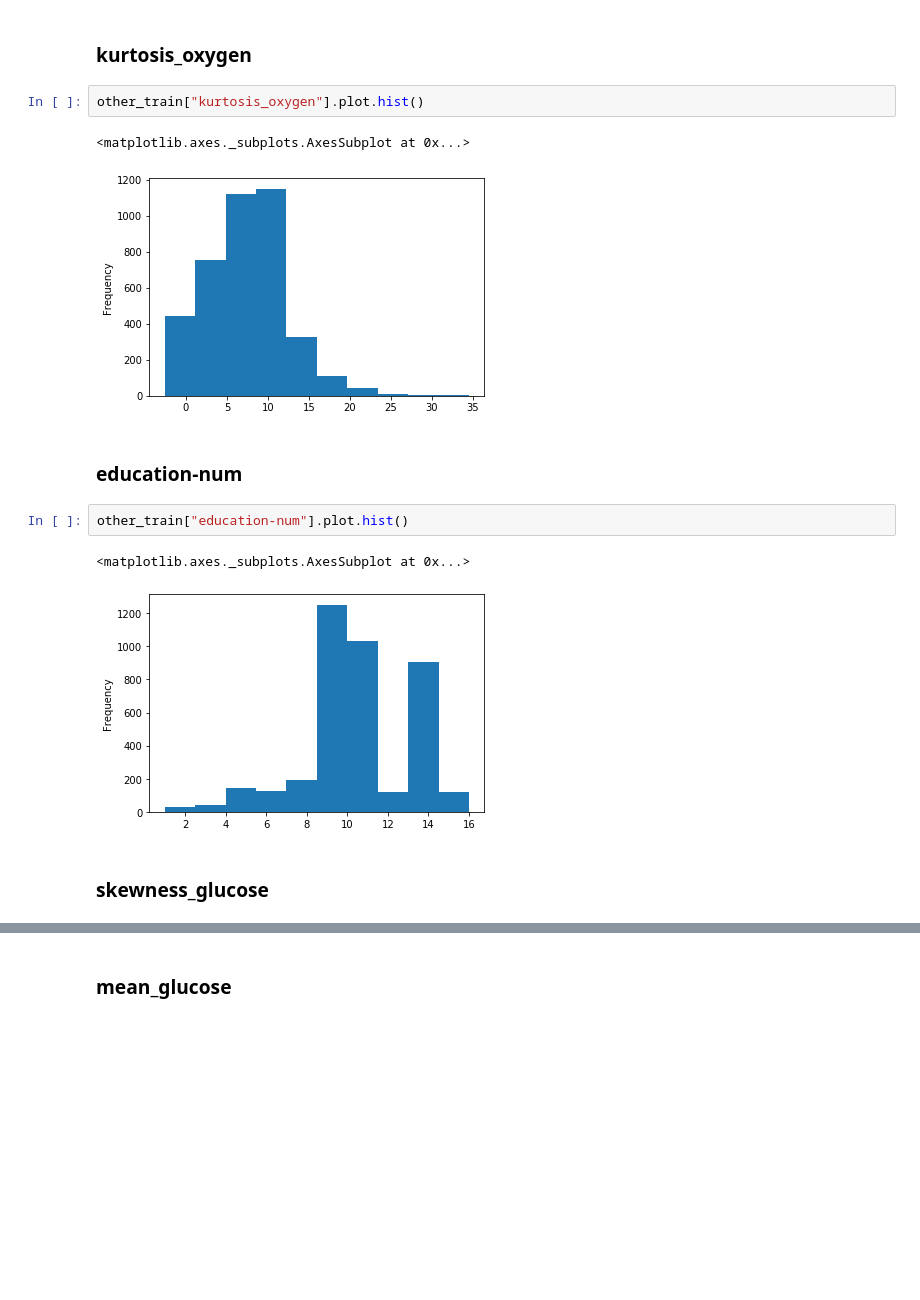
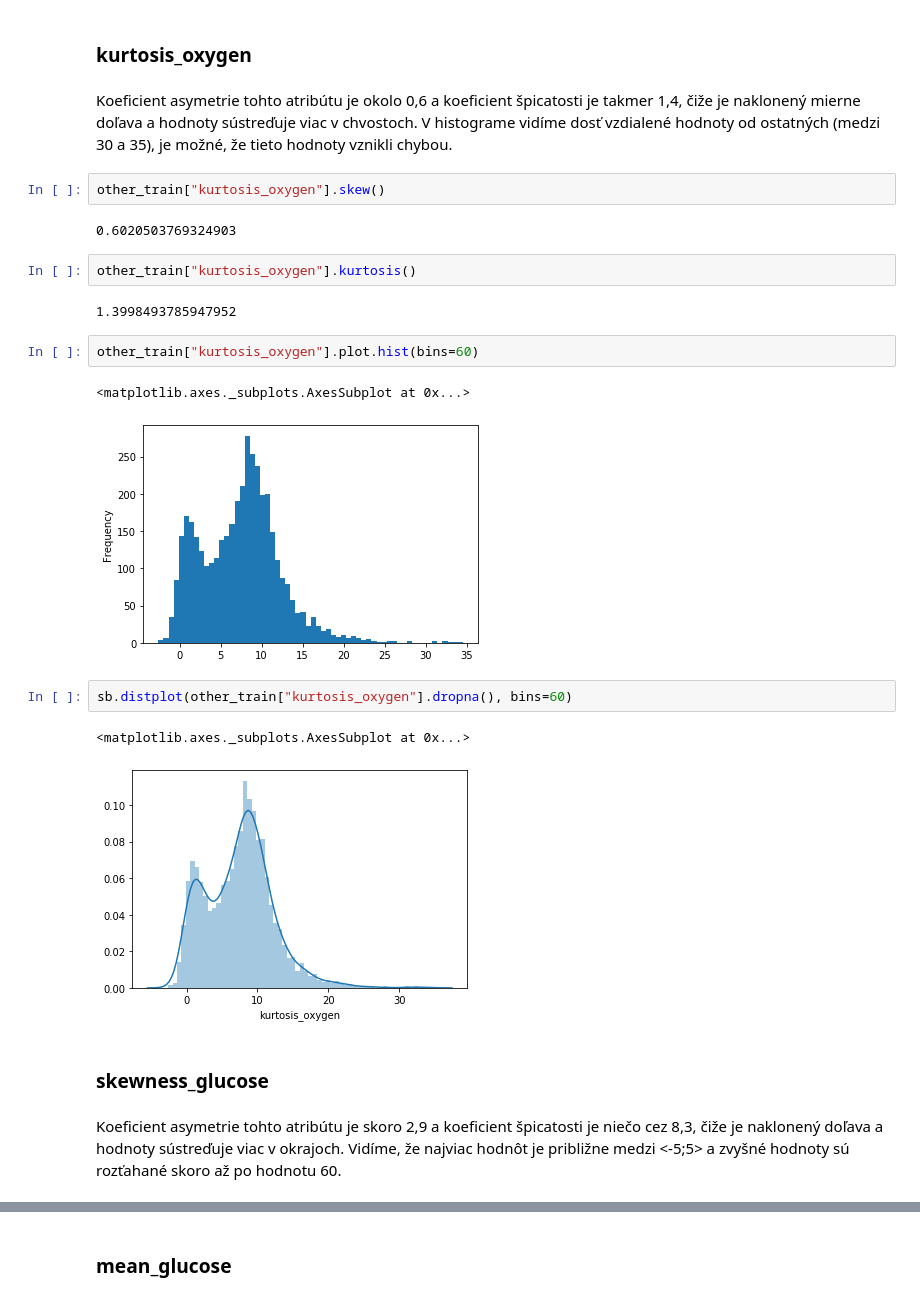
Before and after one commit to xheban/IAU-projekt, a Jupyter notebook: Projekt.ipynb, the cells around one changed output, grey strips where cells are left out. Cells and saved outputs as stored; diff of their text form; blank space fills up the shorter version.

```diff
--- a/Projekt.ipynb
+++ b/Projekt.ipynb
@@ -375,17 +366,27 @@ other_train.describe(include = np.number)
 Základná deskriptívna štatistika pre numerické atribúty.
 # %% [markdown]
 ### kurtosis_oxygen
+# %% [markdown]
+Koeficient asymetrie tohto atribútu je okolo 0,6 a koeficient špicatosti je takmer 1,4, čiže je naklonený mierne doľava a hodnoty sústreďuje viac v chvostoch. V histograme vidíme dosť vzdialené hodnoty od ostatných (medzi 30 a 35), je možné, že tieto hodnoty vznikli chybou.
+# %%
+other_train["kurtosis_oxygen"].skew()
+# %% [output]
+0.6020503769324903
+# %%
+other_train["kurtosis_oxygen"].kurtosis()
+# %% [output]
+1.3998493785947952
 # %%
-other_train["kurtosis_oxygen"].plot.hist()
+other_train["kurtosis_oxygen"].plot.hist(bins=60)
 # %% [output]
 <matplotlib.axes._subplots.AxesSubplot at 0x...>
-[figure, old version]
+[figure, new version]
-# %% [markdown]
-### education-num
-# %%
-other_train["education-num"].plot.hist()
-# %% [output]
-<matplotlib.axes._subplots.AxesSubplot at 0x...>
-[figure, removed]
+# %%
+sb.distplot(other_train["kurtosis_oxygen"].dropna(), bins=60)
+# %% [output]
+<matplotlib.axes._subplots.AxesSubplot at 0x...>
+[figure, added]
 # %% [markdown]
 ### skewness_glucose
+# %% [markdown]
+Koeficient asymetrie tohto atribútu je skoro 2,9 a koeficient špicatosti je niečo cez 8,3, čiže je naklonený doľava a hodnoty sústreďuje viac v okrajoch. Vidíme, že najviac hodnôt je približne medzi <-5;5> a zvyšné hodnoty sú rozťahané skoro až po hodnotu 60.
```
Also changed, not shown: parts of 95 cells of this notebook.
